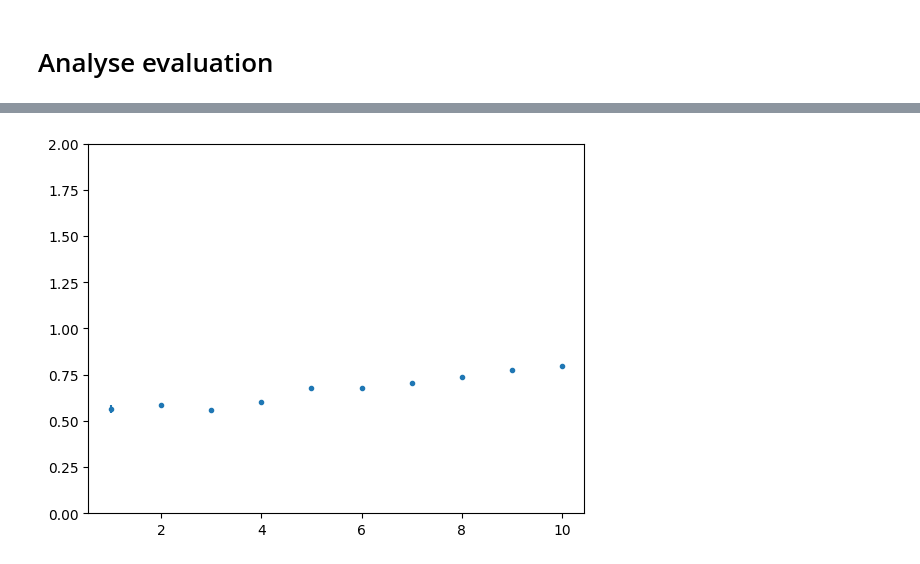
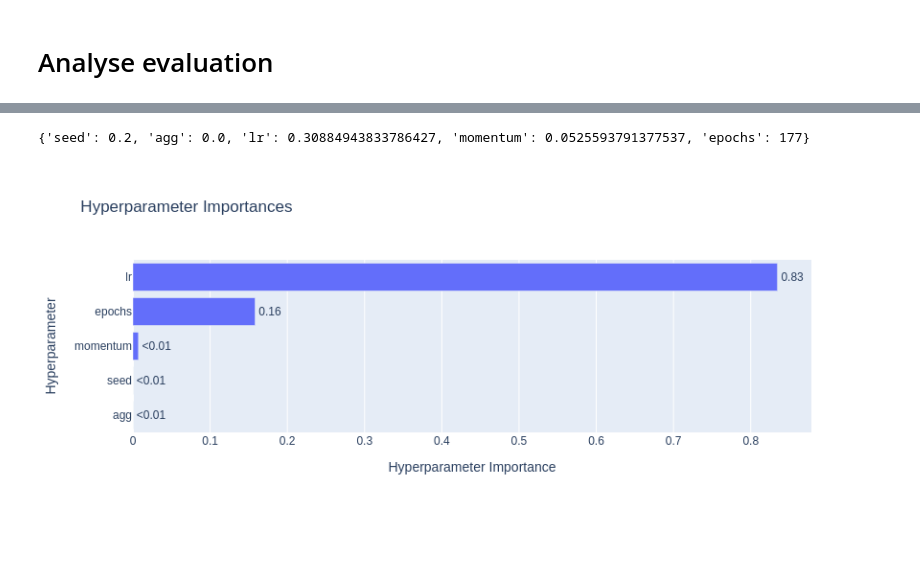
Before and after one commit to Bjartensen/python_focalh_clustering, a Jupyter notebook: notebooks/study.ipynb, the cells around one changed output, grey strips where cells are left out. Drawn from its saved outputs; the diff is of its cells as text; code cells hidden in the pictures; blank space fills up the shorter version.

```diff
--- a/notebooks/study.ipynb
+++ b/notebooks/study.ipynb
@@ -396,4 +450,0 @@ plot_discrete(ma_eval["avg_energy"], ma_eval["coverage"])
-# %%
-plot_discrete(ma_eval["particles"], ma_eval["coverage"])
-# %% [output]
-[figure, removed]
@@ -399,0 +453,7 @@ plot_discrete(ma_eval["particles"], ma_eval["coverage"])
+# %%
+print(cnn_eval["study"]["study"].best_params)
+fig = optuna.visualization.plot_param_importances(cnn_eval["study"]["study"])
+show(fig)
+# %% [output]
+{'seed': 0.2, 'agg': 0.0, 'lr': 0.30884943833786427, 'momentum': 0.0525593791377537, 'epochs': 177}
+[figure, added]
```
Also changed, not shown: parts of 7 cells of this notebook, 7 other files.
